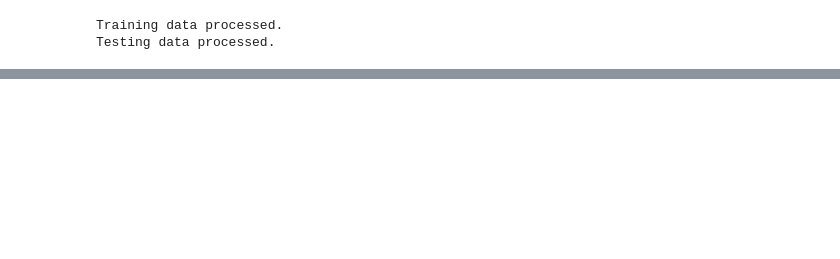
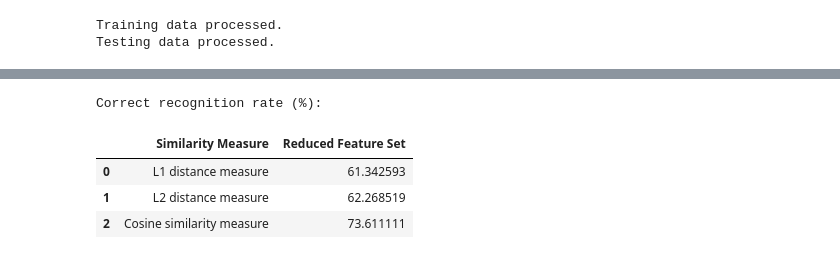
Before and after one commit to FredHJC/iris_project, a Jupyter notebook: iris_update.ipynb, the cells around one changed output, grey strips where cells are left out. Cells and saved outputs as stored; diff of their text form; code cells hidden in the pictures; blank space fills up the shorter version.

```diff
--- a/iris_update.ipynb
+++ b/iris_update.ipynb
@@ -541,0 +132,6 @@ array([[0.26737764]])
+# %%
+def get_crr(class_lab1,class_lab2,class_lab3,target_lab):
+    crr_1 = sum(target_lab==class_lab1)/len(target_lab) * 100
+    crr_2 = sum(target_lab==class_lab2)/len(target_lab) * 100
+    crr_3 = sum(target_lab==class_lab3)/len(target_lab) * 100
+    return crr_1,crr_2,crr_3
@@ -541,0 +199,28 @@ array([[0.26737764]])
+# %%
+# Using feature number = 100 would perform the best result
+# clf = LDA(n_components=100)
+# clf.fit(list(df_train['feature'].values), list(df_train['idx'].values))
+# df_train['reduced_feature']=df_train['feature'].apply(lambda x: clf.transform(np.array(x).reshape(1, -1)))
+# df_test['reduced_feature']=df_test['feature'].apply(lambda x: clf.transform(np.array(x).reshape(1, -1)))
+
+# # Class labels through L1,L2, and Cosine Similarity measures
+# class1 = df_test['reduced_feature'].apply(lambda x: get_class(df_train.copy(), x, 'reduced_feature', 1))
+# class2 = df_test['reduced_feature'].apply(lambda x: get_class(df_train.copy(), x, 'reduced_feature', 2))
+# cos_sim, class3 = df_test['reduced_feature'].apply(lambda x: get_class(df_train.copy(), x, 'reduced_feature', 3))
+
+df_result = df_dic[100]
+class1, class2, cos_sim, class_cos = df_result['class1'].values, df_result['class2'].values, df_result['cos_sim'].values, df_result['class_cos'].values
+# %%
+crr_rates = list(get_crr(class1,class2,class_cos,df_test['idx']))
+# %%
+print('\n\n')
+dict={'Similarity Measure':['L1 distance measure','L2 distance measure','Cosine similarity measure'],'Reduced Feature Set':[crr_rates[0],crr_rates[1],crr_rates[2]]}
+table=pd.DataFrame(dict)
+print ("Correct recognition rate (%):")
+table
+# %% [output]
+Correct recognition rate (%):
+|  | Similarity Measure | Reduced Feature Set |
+| 0 | L1 distance measure | 61.342593 |
+| 1 | L2 distance measure | 62.268519 |
+| 2 | Cosine similarity measure | 73.611111 |
```
Also changed, not shown: parts of 31 cells of this notebook, 1 other file.
